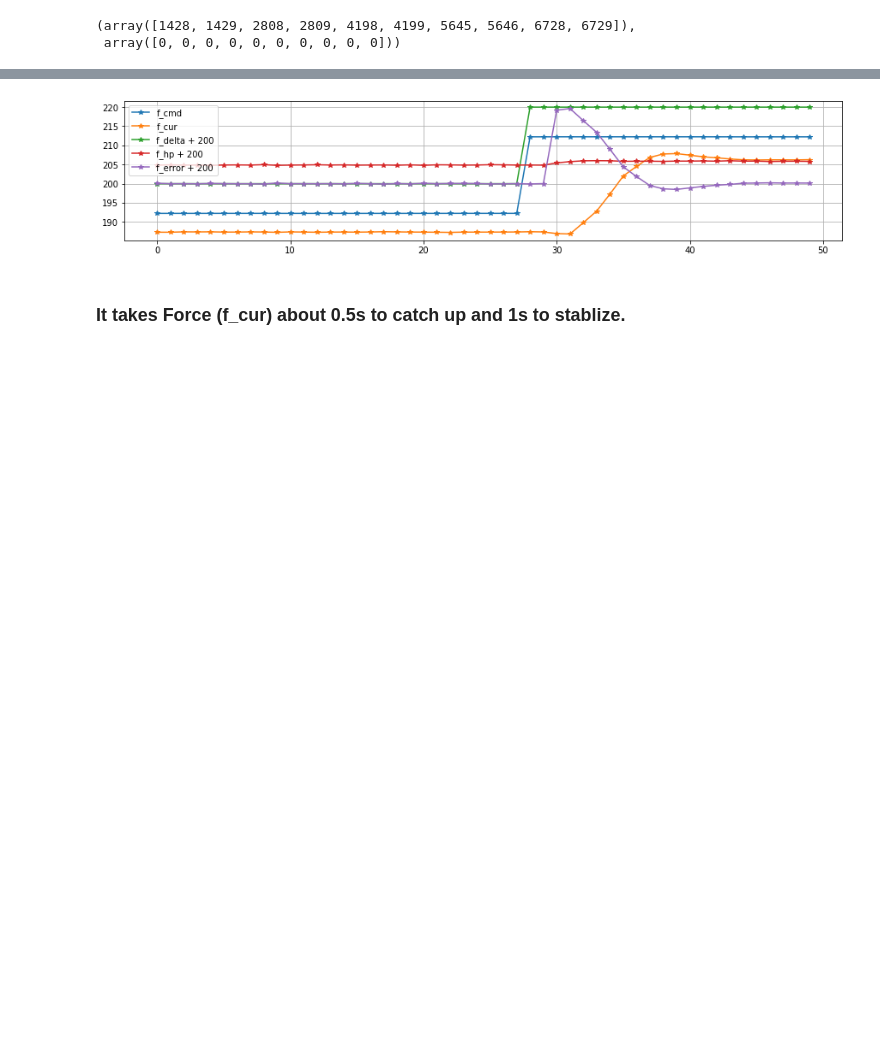
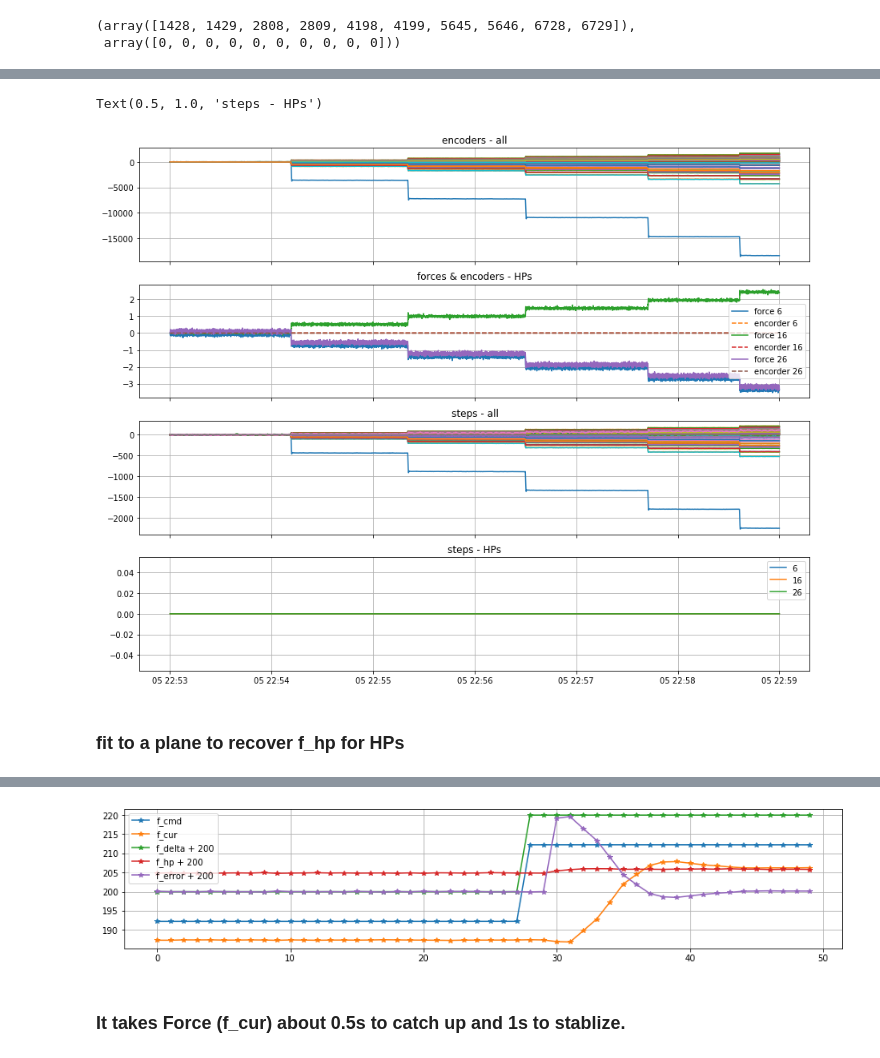
Before and after one commit to bxin/M2_summit_2003, a Jupyter notebook: a06_CL_B1_F.ipynb, the cells around one changed output, grey strips where cells are left out. Cells and saved outputs as stored; diff of their text form; code cells hidden in the pictures; blank space fills up the shorter version.

```diff
--- a/a06_CL_B1_F.ipynb
+++ b/a06_CL_B1_F.ipynb
@@ -430,0 +447,39 @@ np.where(data['f_cmd'] - data['force'] - data['f_hp']-data['f_error']>10)
+# %%
+#there is no step in binary data, we need to accumulate 'step_cmd' to get it.
+stepArray = np.zeros(data['step_cmd'].shape)
+for j in range(78):
+    for i in range(len(data['step_cmd'])):
+        if i==0:
+            stepArray[i,j] = data['step_cmd'][0,j]
+        else:
+            stepArray[i,j] = stepArray[i-1,j] + data['step_cmd'][i,j]
+# %%
+hpId = data['hp'][0,:3]
+fig, ax = plt.subplots(4,1, sharex=True, figsize=(15,12))
+for i in range(72):
+    ax[0].plot(t, data['encoder'][:,i]-data['encoder'][0,i] )
+ax[0].grid()
+ax[0].set_title('encoders - all')
+
+for i in hpId-1:
+    ax[1].plot(t, data['force'][:,i]-data['force'][0,i], label='force %d'%(i+1) )
+    ax[1].plot(t, data['encoder'][:,i]-data['encoder'][0,i], '--', label='encorder %d'%(i+1) )
+ax[1].grid()
+ax[1].legend()
+ax[1].set_title('forces & encoders - HPs')
+
+for i in range(78):
+    ax[2].plot(t, stepArray[:,i] ) #data['step_cmd'][:,i])#
+ax[2].grid()
+ax[2].set_title('steps - all')
+
+for i in hpId-1:
+    ax[3].plot(t, data['step_cmd'][:,i], label='%d'%(i+1) )# stepArray[:,i] )
+ax[3].grid()
+ax[3].legend()
+ax[3].set_title('steps - HPs')
+# %% [output]
+Text(0.5, 1.0, 'steps - HPs')
+[figure, added]
+# %% [markdown]
+### fit to a plane to recover f_hp for HPs
```
Also changed, not shown: parts of 20 cells of this notebook, 2 other files.
